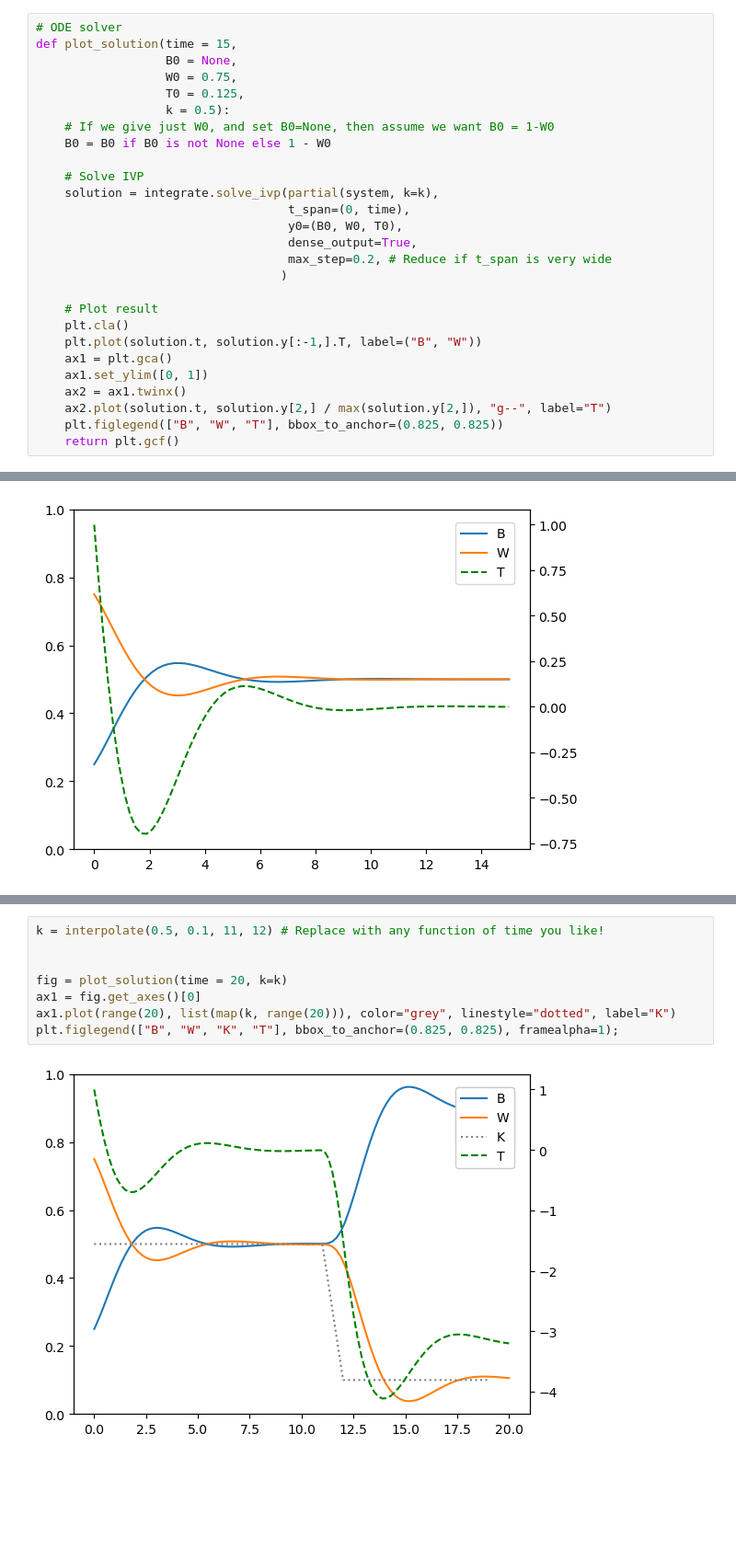
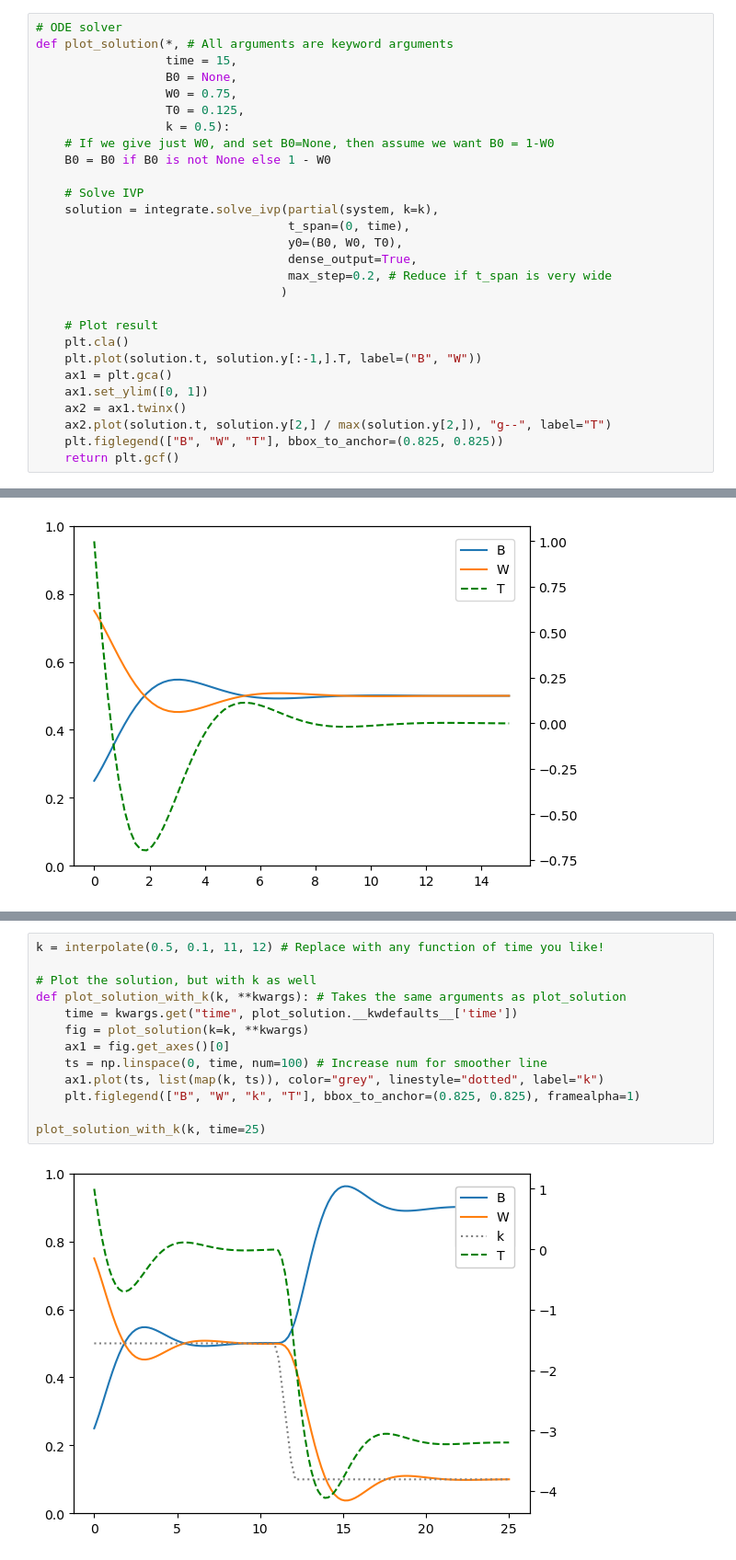
Before and after one commit to samJcrawford/daisyworld, a Jupyter notebook: daisyworld.ipynb, the cells around one changed output, grey strips where cells are left out. Shown at 92% size. Drawn from its saved outputs; the diff is of its cells as text; blank space fills up the shorter version.

Commit message:
Improved plotting with k(t)

```diff
--- a/daisyworld.ipynb
+++ b/daisyworld.ipynb
@@ -29,7 +28,8 @@ def system(t, y, k):
     return (B_dot, W_dot, T_dot)
 # %%
 # ODE solver
-def plot_solution(time = 15,
+def plot_solution(*, # All arguments are keyword arguments
+                  time = 15,
                   B0 = None,
                   W0 = 0.75,
                   T0 = 0.125,
@@ -72,10 +72,15 @@ def interpolate(start_val, stop_val, start_time, stop_time):
 # %%
 k = interpolate(0.5, 0.1, 11, 12) # Replace with any function of time you like!
 
+# Plot the solution, but with k as well
+def plot_solution_with_k(k, **kwargs): # Takes the same arguments as plot_solution
+    time = kwargs.get("time", plot_solution.__kwdefaults__['time'])
+    fig = plot_solution(k=k, **kwargs)
+    ax1 = fig.get_axes()[0]
+    ts = np.linspace(0, time, num=100) # Increase num for smoother line
+    ax1.plot(ts, list(map(k, ts)), color="grey", linestyle="dotted", label="k")
+    plt.figlegend(["B", "W", "k", "T"], bbox_to_anchor=(0.825, 0.825), framealpha=1)
 
-fig = plot_solution(time = 20, k=k)
-ax1 = fig.get_axes()[0]
-ax1.plot(range(20), list(map(k, range(20))), color="grey", linestyle="dotted", label="K")
-plt.figlegend(["B", "W", "K", "T"], bbox_to_anchor=(0.825, 0.825), framealpha=1);
+plot_solution_with_k(k, time=25)
 # %% [output]
-[figure, old version]
+[figure, new version]
```
Also changed, not shown: parts of 4 cells of this notebook.
